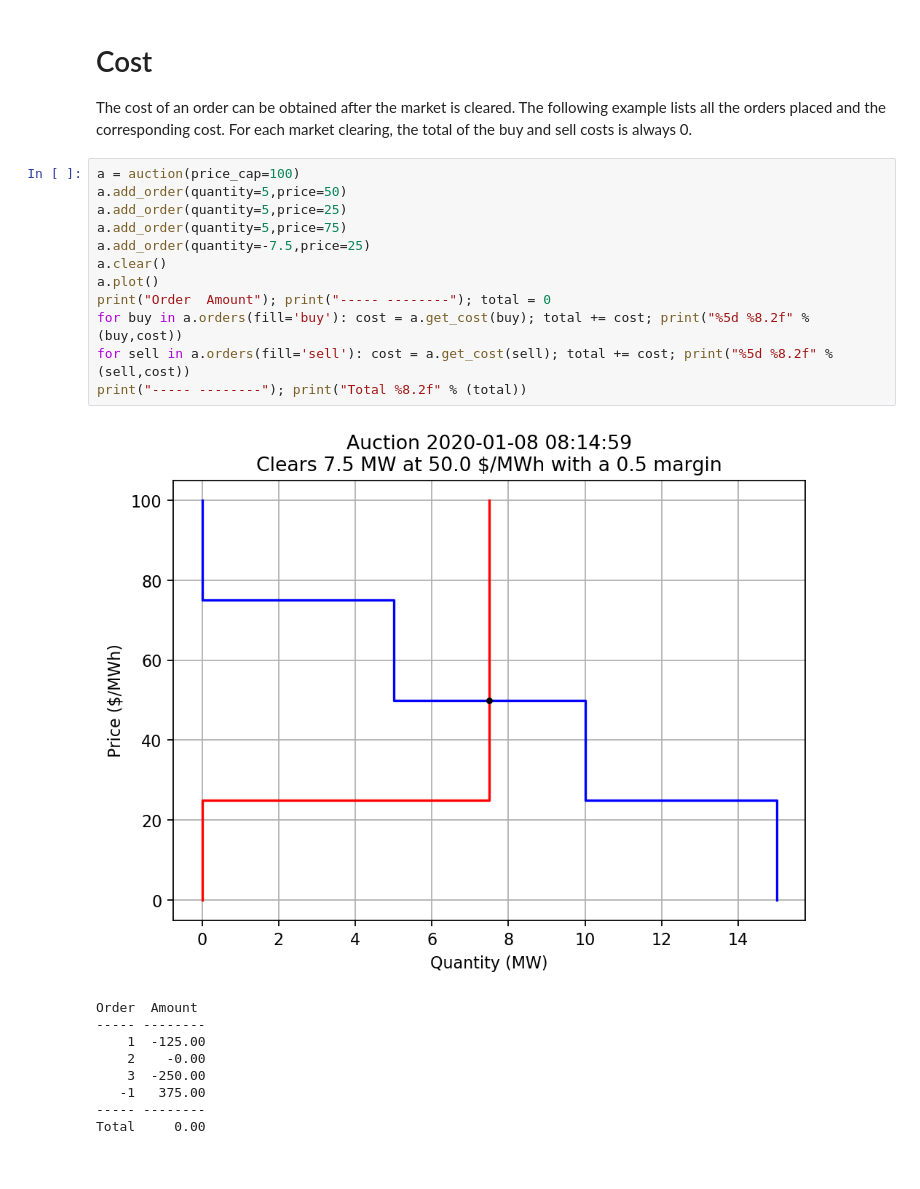
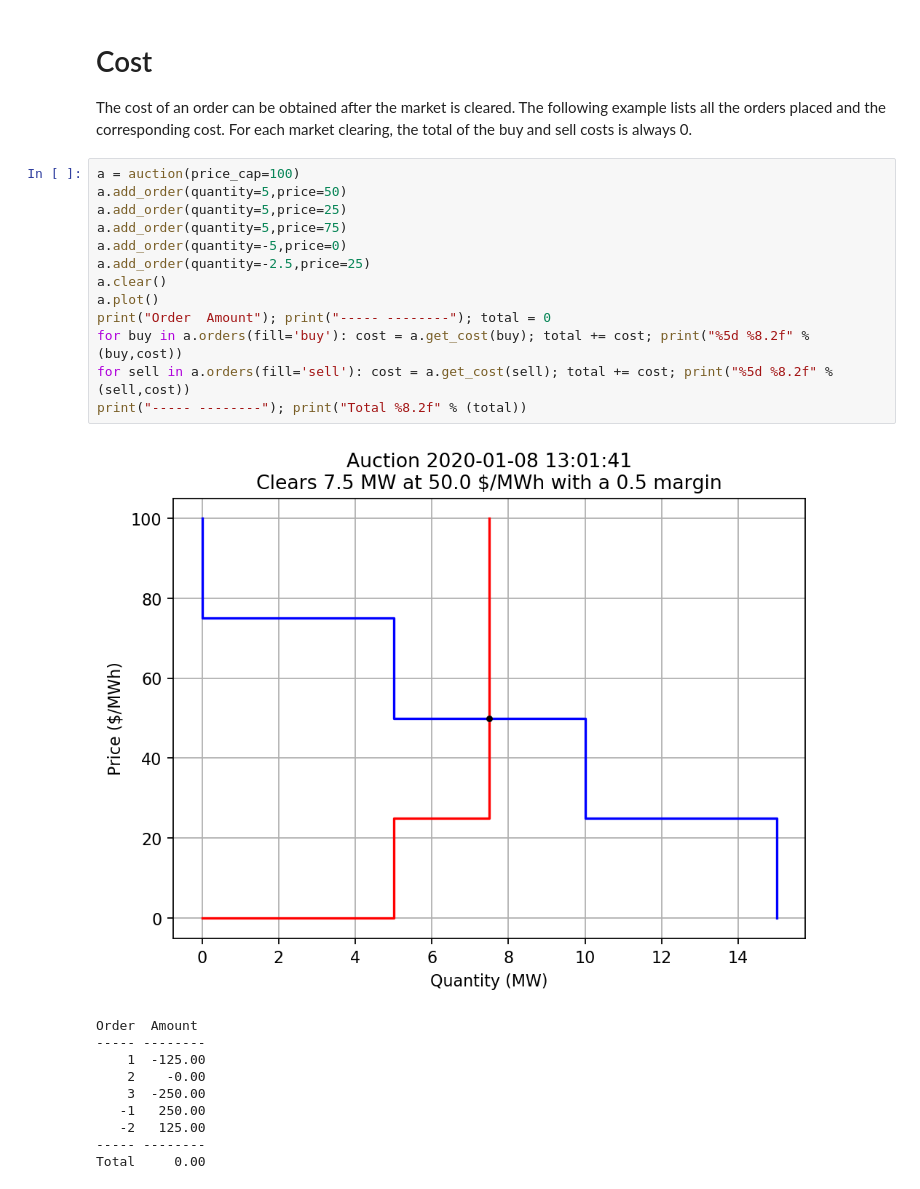
Before and after one commit to slacgismo/TESS, a Jupyter notebook: market/auction.ipynb, the cells around one changed output. Cells and saved outputs as stored; diff of their text form.

```diff
--- a/market/auction.ipynb
+++ b/market/auction.ipynb
@@ -65,22 +65,24 @@ The cost of an order can be obtained after the market is cleared.  The following
 # %%
 a = auction(price_cap=100)
 a.add_order(quantity=5,price=50)
 a.add_order(quantity=5,price=25)
 a.add_order(quantity=5,price=75)
-a.add_order(quantity=-7.5,price=25)
+a.add_order(quantity=-5,price=0)
+a.add_order(quantity=-2.5,price=25)
 a.clear()
 a.plot()
 print("Order  Amount"); print("----- --------"); total = 0
 for buy in a.orders(fill='buy'): cost = a.get_cost(buy); total += cost; print("%5d %8.2f" % (buy,cost))
 for sell in a.orders(fill='sell'): cost = a.get_cost(sell); total += cost; print("%5d %8.2f" % (sell,cost))
 print("----- --------"); print("Total %8.2f" % (total))
 # %% [output]
-[figure, old version]
+[figure, new version]
 Order  Amount
 ----- --------
     1  -125.00
     2    -0.00
     3  -250.00
-   -1   375.00
+   -1   250.00
+   -2   125.00
 ----- --------
 Total     0.00
```
